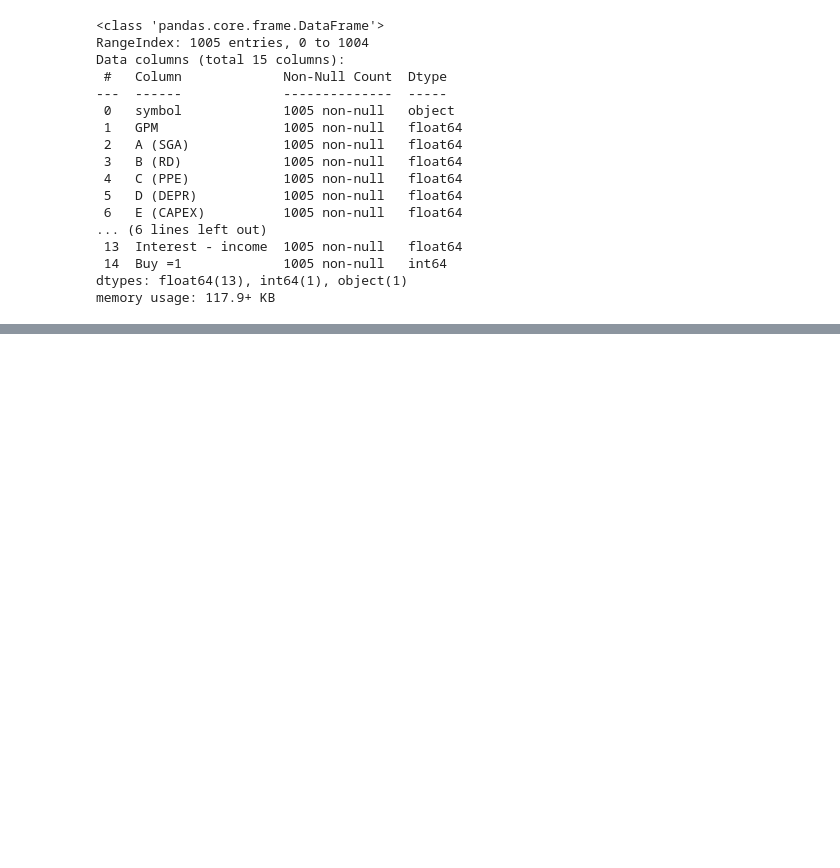
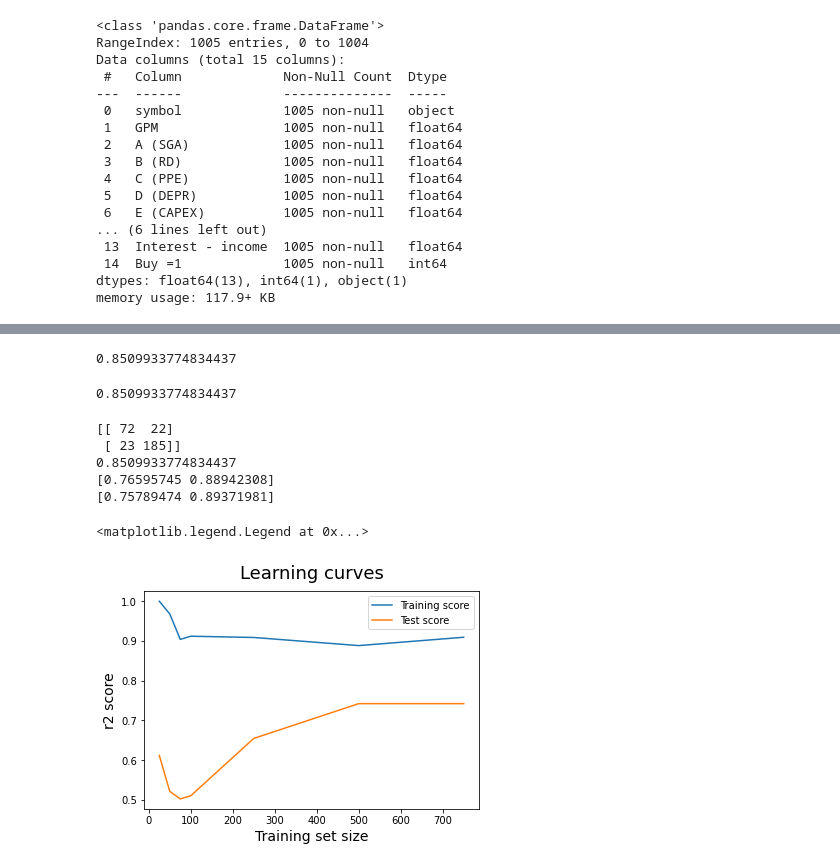
Before and after one commit to munjik/personal-projects, a Jupyter notebook: warren-buffet/Untitled.ipynb, the cells around one changed output, grey strips where cells are left out. Saved outputs shown, nothing was run; the diff lists cells and outputs as text; code cells hidden in the pictures; blank space fills up the shorter version.

```diff
--- a/warren-buffet/Untitled.ipynb
+++ b/warren-buffet/Untitled.ipynb
@@ -412,0 +347,4 @@ print(precision_score(y_test, y_pred, average=None))
+# %%
+# features of X and create target y
+X = final_df.drop(columns=['Buy =1'])
+y = final_df['Buy =1']
@@ -412,0 +357,7 @@ print(precision_score(y_test, y_pred, average=None))
+# %%
+# lets produce final model
+X_train, X_test, y_train, y_test = train_test_split(X,y, test_size = .3, random_state=0)
+knn_model = KNeighborsClassifier(n_neighbors=10)
+cv_scores = cross_validate(knn_model, X_train, y_train, cv = 5)
+cv_score_mean = np.mean(cv_scores['test_score'])
+cv_score_mean
@@ -412,0 +368,8 @@ print(precision_score(y_test, y_pred, average=None))
+# %%
+# scaling is moved up to robust scaler and score improves
+robust_scaler.fit(X_train)
+rescaled_X_train = robust_scaler.transform(X_train)
+
+cv_scores = cross_validate(knn_model, rescaled_X_train, y_train, cv = 5)
+cv_score_mean = np.mean(cv_scores['test_score'])
+cv_score_mean
@@ -412,0 +380,9 @@ print(precision_score(y_test, y_pred, average=None))
+# %%
+knn_model.fit(rescaled_X_train, y_train) #fit our model
+# # we found our model above, and need to retrain our rescaled_X with our model (resclaed X and regular y_train)
+rescaled_X_test = robust_scaler.transform(X_test)
+
+# #score the model on the Testing Data
+knn_model.score(rescaled_X_test, y_test)
+# %% [output]
+0.8509933774834437
@@ -412,0 +391,4 @@ print(precision_score(y_test, y_pred, average=None))
+# %%
+print(r2_test)
+# %% [output]
+0.8509933774834437
@@ -412,0 +397,41 @@ print(precision_score(y_test, y_pred, average=None))
+# %%
+# Confusion Matrix
+from sklearn.metrics import confusion_matrix
+print(confusion_matrix(y_test, y_pred))
+# Accuracy
+from sklearn.metrics import accuracy_score
+print(accuracy_score(y_test, y_pred))
+# Recall
+from sklearn.metrics import recall_score
+print(recall_score(y_test, y_pred, average=None))
+# Precision
+from sklearn.metrics import precision_score
+print(precision_score(y_test, y_pred, average=None))
+# %% [output]
+[[ 72  22]
+ [ 23 185]]
+0.8509933774834437
+[0.76595745 0.88942308]
+[0.75789474 0.89371981]
+# %%
+# Take the mean of cross-validated train scores and validation scores
+from sklearn.model_selection import learning_curve
+
+train_sizes = [25,50,75,100,250,500,750]
+# Get train scores (R2), train sizes, and validation scores using `learning_curve`
+train_sizes, train_scores, test_scores = learning_curve(
+    estimator=knn_model, X=X, y=y, train_sizes=train_sizes, cv=5)
+
+
+# Take the mean of cross-validated train scores and validation scores
+train_scores_mean = np.mean(train_scores, axis=1)
+test_scores_mean = np.mean(test_scores, axis=1)
+plt.plot(train_sizes, train_scores_mean, label = 'Training score')
+plt.plot(train_sizes, test_scores_mean, label = 'Test score')
+plt.ylabel('r2 score', fontsize = 14)
+plt.xlabel('Training set size', fontsize = 14)
+plt.title('Learning curves', fontsize = 18, y = 1.03)
+plt.legend()
+# %% [output]
+<matplotlib.legend.Legend at 0x...>
+[figure, added]
```
Also changed, not shown: parts of 35 cells of this notebook.
